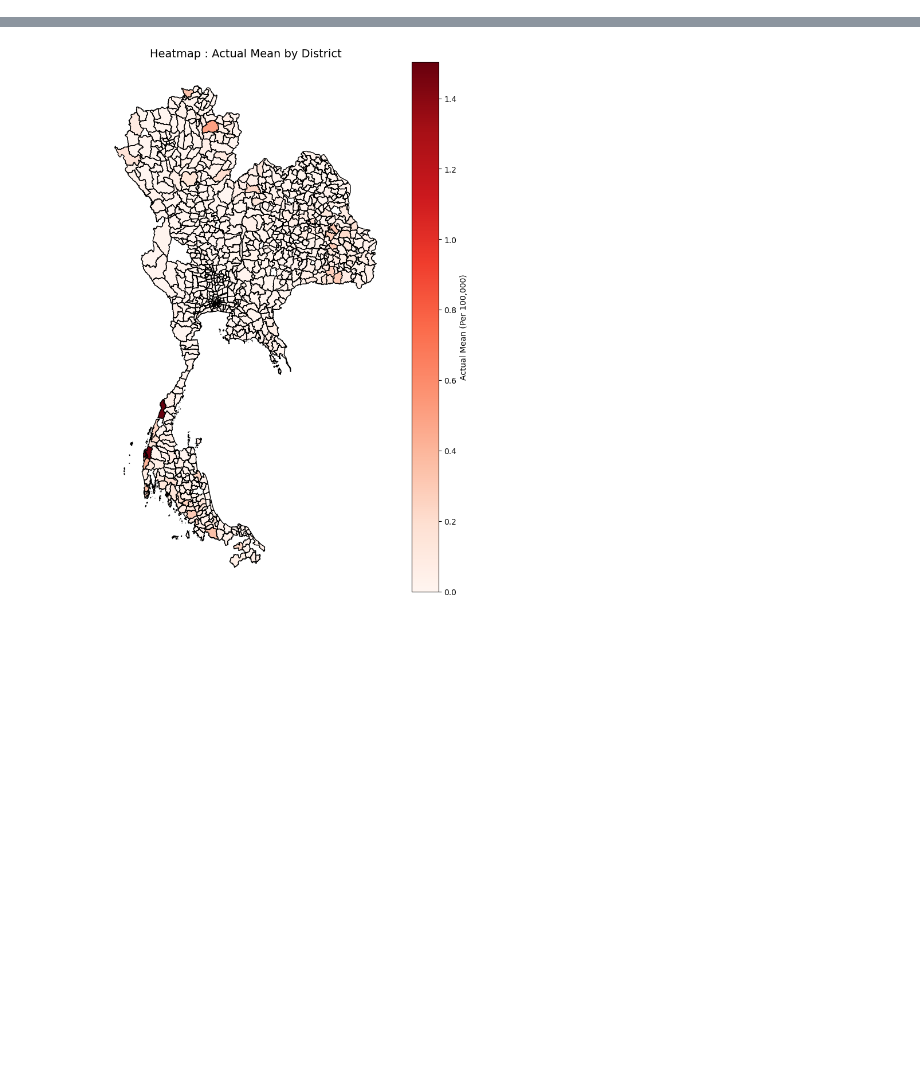
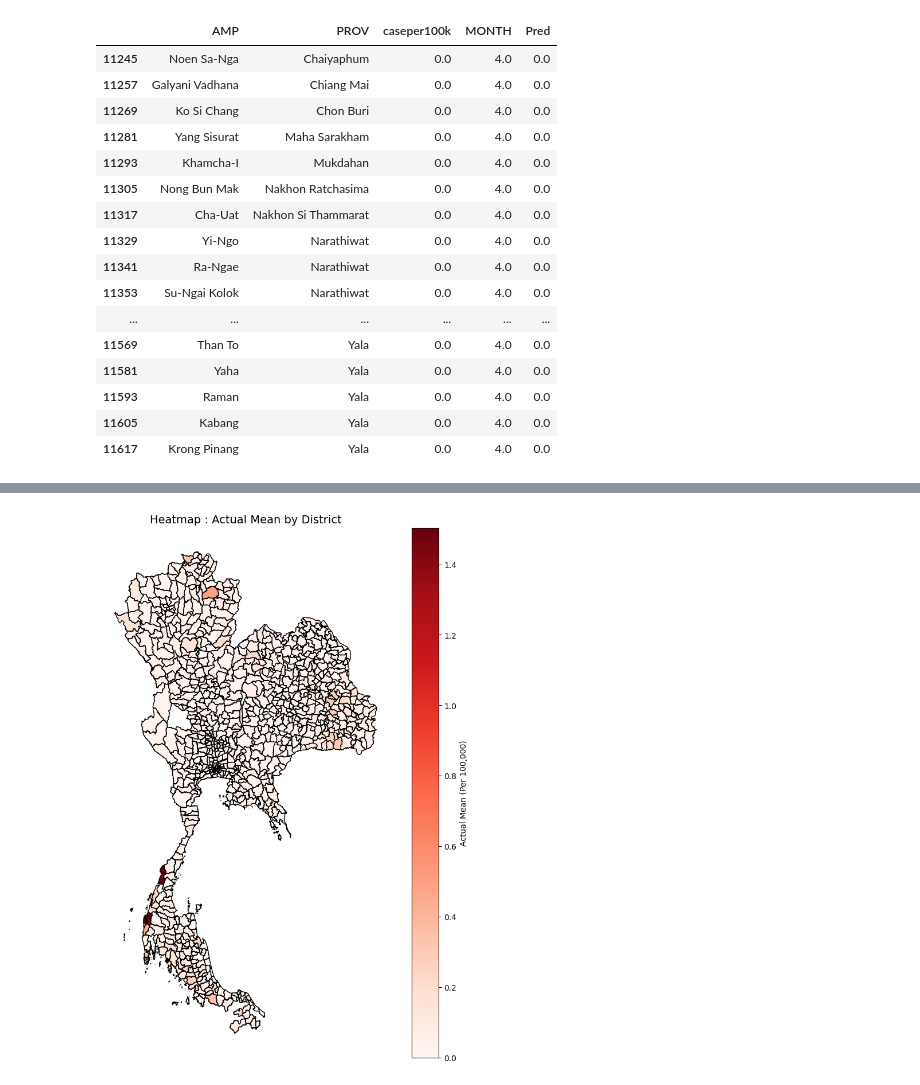
Before and after one commit to Chakorn-Song/Leptospirosis, a Jupyter notebook: plot.ipynb, the cells around one changed output, grey strips where cells are left out. Saved outputs shown, nothing was run; the diff lists cells and outputs as text; code cells hidden in the pictures; blank space fills up the shorter version.

```diff
--- a/plot.ipynb
+++ b/plot.ipynb
@@ -84,0 +35,56 @@ merged = gdf.merge(result_by_district[['PROV', 'AMP', 'Actual_mean', 'Pred_mean'
+# %%
+districts = gdf[['AMP', 'PROV']]
+districts.drop_duplicates(inplace=True)
+print(districts.shape)
+
+dat = districts.merge(data, on = ['PROV', 'AMP'], how = 'left')
+print(dat.shape)# 32 diff
+dat.columns
+# %%
+rows_to_expand = dat[dat['caseper100k'].isna()]
+#print(rows_to_expand)
+
+new_rows = []
+
+for _, row in rows_to_expand.iterrows():
+    for month in range(1, 13):
+        new_row = row.copy()
+        new_row['MONTH'] = month
+        new_row['caseper100k'] = 0
+        new_row['Pred'] = 0
+        new_rows.append(new_row)
+
+
+new_rows_df = pd.DataFrame(new_rows)
+#print(new_rows_df)
+
+df_filtered = dat[dat['caseper100k'].notna()]
+df_final = pd.concat([df_filtered, new_rows_df], ignore_index = True)
+print(df_final.shape)
+
+
+gdf_merged = gdf.merge(df_final, on=['PROV', 'AMP'])
+print(df_final)
+print(df_final[df_final['AMP'] == 'Mueang Amnat Charoen'],)
+print(df_final['MONTH'].unique())
+df_final[df_final['MONTH'] == 4]
+# %%
+df_final[df_final['MONTH'] == 4]
+# %% [output]
+|  | AMP | PROV | caseper100k | MONTH | Pred |
+| 11245 | Noen Sa-Nga | Chaiyaphum | 0.0 | 4.0 | 0.0 |
+| 11257 | Galyani Vadhana | Chiang Mai | 0.0 | 4.0 | 0.0 |
+| 11269 | Ko Si Chang | Chon Buri | 0.0 | 4.0 | 0.0 |
+| 11281 | Yang Sisurat | Maha Sarakham | 0.0 | 4.0 | 0.0 |
+| 11293 | Khamcha-I | Mukdahan | 0.0 | 4.0 | 0.0 |
+| 11305 | Nong Bun Mak | Nakhon Ratchasima | 0.0 | 4.0 | 0.0 |
+| 11317 | Cha-Uat | Nakhon Si Thammarat | 0.0 | 4.0 | 0.0 |
+| 11329 | Yi-Ngo | Narathiwat | 0.0 | 4.0 | 0.0 |
+| 11341 | Ra-Ngae | Narathiwat | 0.0 | 4.0 | 0.0 |
+| 11353 | Su-Ngai Kolok | Narathiwat | 0.0 | 4.0 | 0.0 |
+| ... | ... | ... | ... | ... | ... |
+| 11569 | Than To | Yala | 0.0 | 4.0 | 0.0 |
+| 11581 | Yaha | Yala | 0.0 | 4.0 | 0.0 |
+| 11593 | Raman | Yala | 0.0 | 4.0 | 0.0 |
+| 11605 | Kabang | Yala | 0.0 | 4.0 | 0.0 |
+| 11617 | Krong Pinang | Yala | 0.0 | 4.0 | 0.0 |
```
Also changed, not shown: parts of 13 cells of this notebook, 4 other files.
